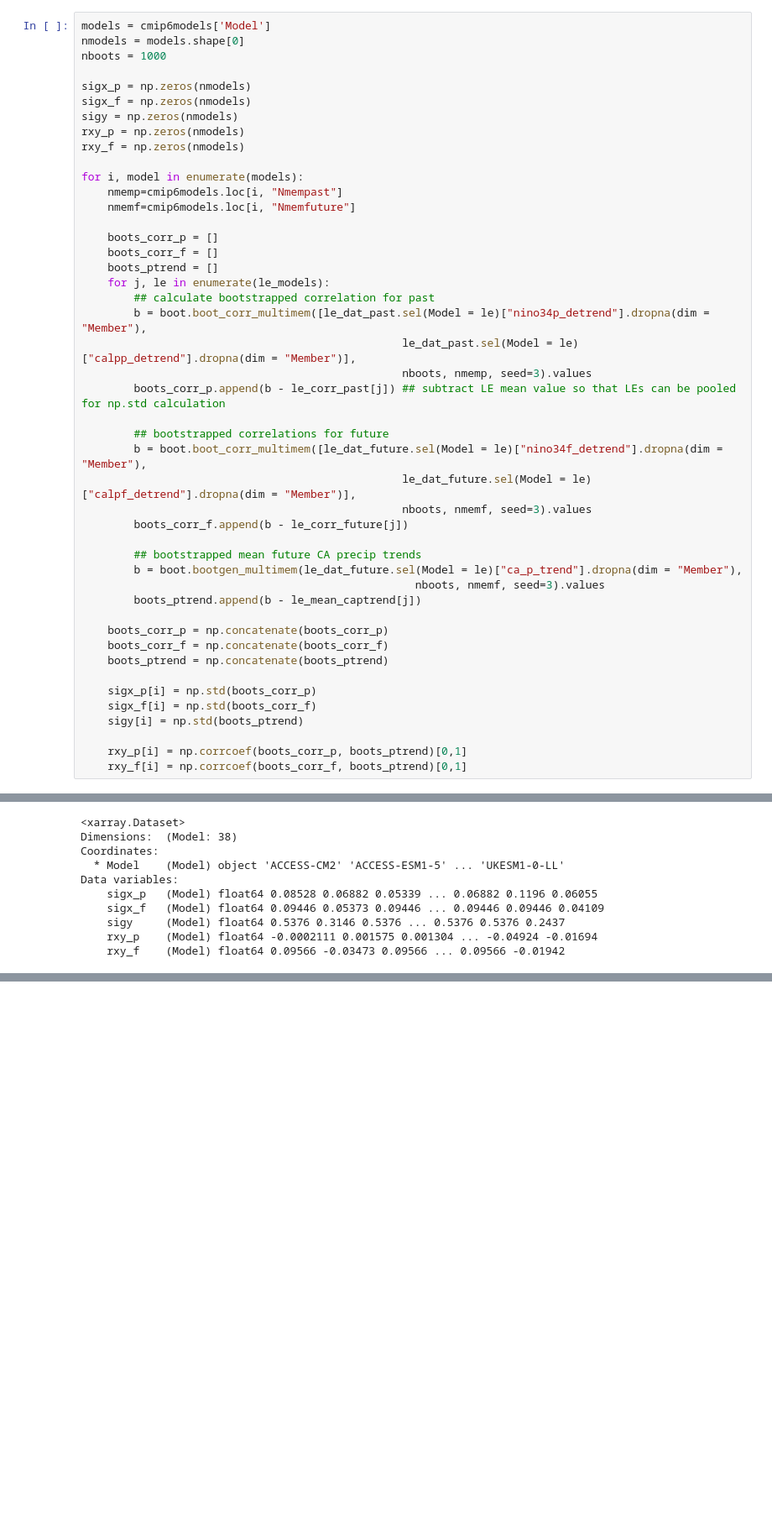
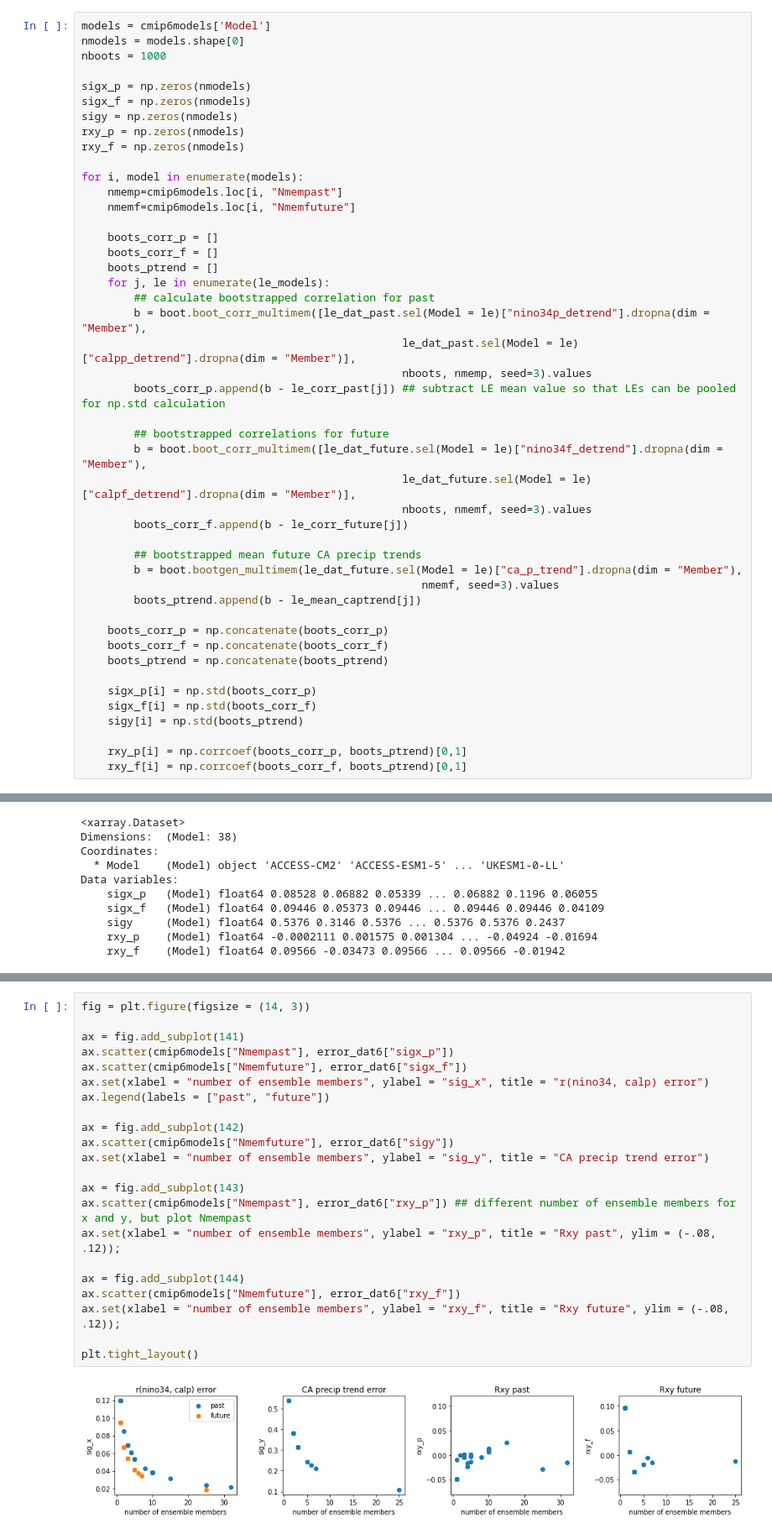
Before and after one commit to islasimpson/ecpaper2020, a Jupyter notebook: ERRORCALC/CALP/errorcalc_calp.ipynb, the cells around one changed output, grey strips where cells are left out. Shown at 84% size. Drawn from its saved outputs; the diff is of its cells as text; blank space fills up the shorter version.

Commit message:
plot results to check

```diff
--- a/ERRORCALC/CALP/errorcalc_calp.ipynb
+++ b/ERRORCALC/CALP/errorcalc_calp.ipynb
@@ -189,7 +189,7 @@ for i, model in enumerate(models):
 
         ## bootstrapped mean future CA precip trends
         b = boot.bootgen_multimem(le_dat_future.sel(Model = le)["ca_p_trend"].dropna(dim = "Member"),
-                                                   nboots, nmemf, seed=3).values
+                                                    nmemf, seed=3).values
         boots_ptrend.append(b - le_mean_captrend[j])
 
     boots_corr_p = np.concatenate(boots_corr_p)
@@ -225,0 +232,24 @@ Data variables:
+# %%
+fig = plt.figure(figsize = (14, 3))
+
+ax = fig.add_subplot(141)
+ax.scatter(cmip6models["Nmempast"], error_dat6["sigx_p"])
+ax.scatter(cmip6models["Nmemfuture"], error_dat6["sigx_f"])
+ax.set(xlabel = "number of ensemble members", ylabel = "sig_x", title = "r(nino34, calp) error")
+ax.legend(labels = ["past", "future"])
+
+ax = fig.add_subplot(142)
+ax.scatter(cmip6models["Nmemfuture"], error_dat6["sigy"])
+ax.set(xlabel = "number of ensemble members", ylabel = "sig_y", title = "CA precip trend error")
+
+ax = fig.add_subplot(143)
+ax.scatter(cmip6models["Nmempast"], error_dat6["rxy_p"]) ## different number of ensemble members for x and y, but plot Nmempast
+ax.set(xlabel = "number of ensemble members", ylabel = "rxy_p", title = "Rxy past", ylim = (-.08, .12));
+
+ax = fig.add_subplot(144)
+ax.scatter(cmip6models["Nmemfuture"], error_dat6["rxy_f"])
+ax.set(xlabel = "number of ensemble members", ylabel = "rxy_f", title = "Rxy future", ylim = (-.08, .12));
+
+plt.tight_layout()
+# %% [output]
+[figure, added]
```
Also changed, not shown: parts of 7 cells of this notebook.
